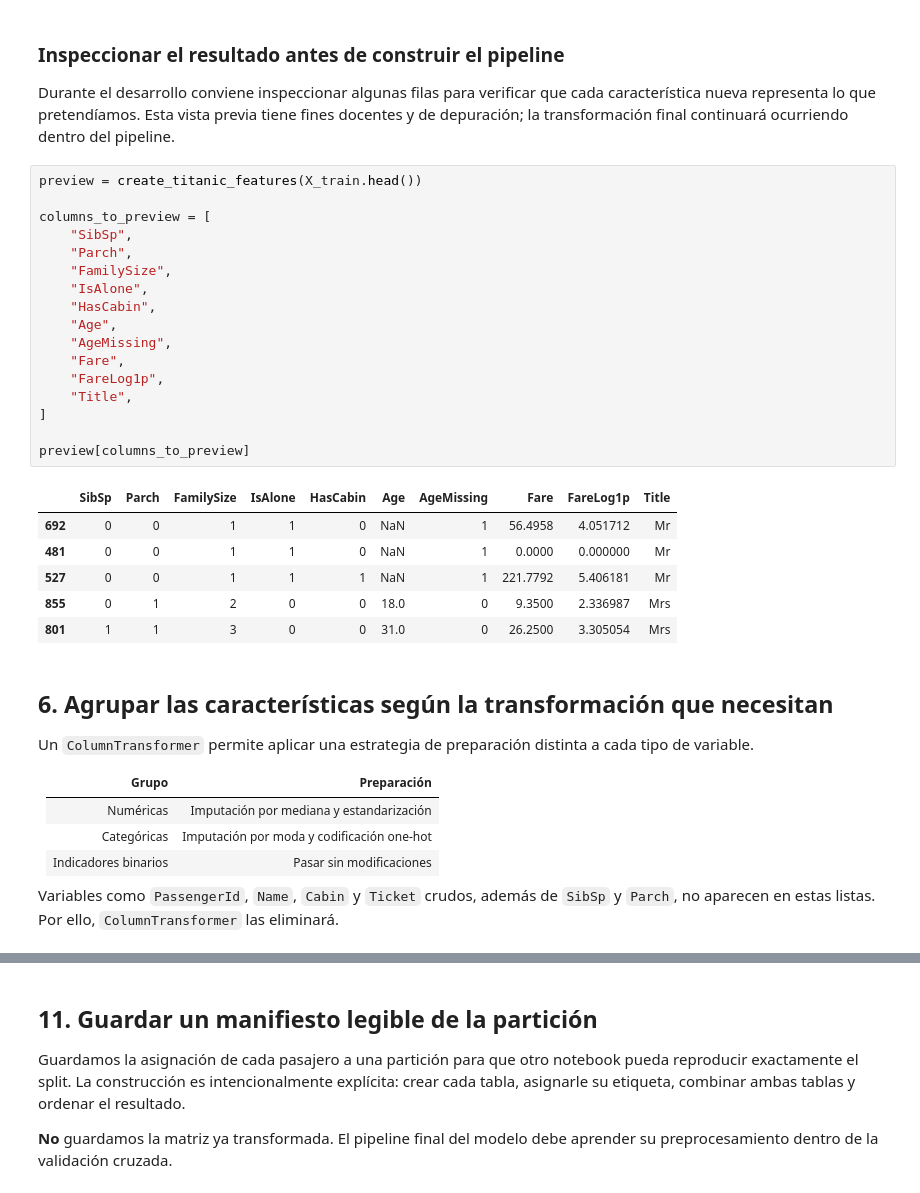
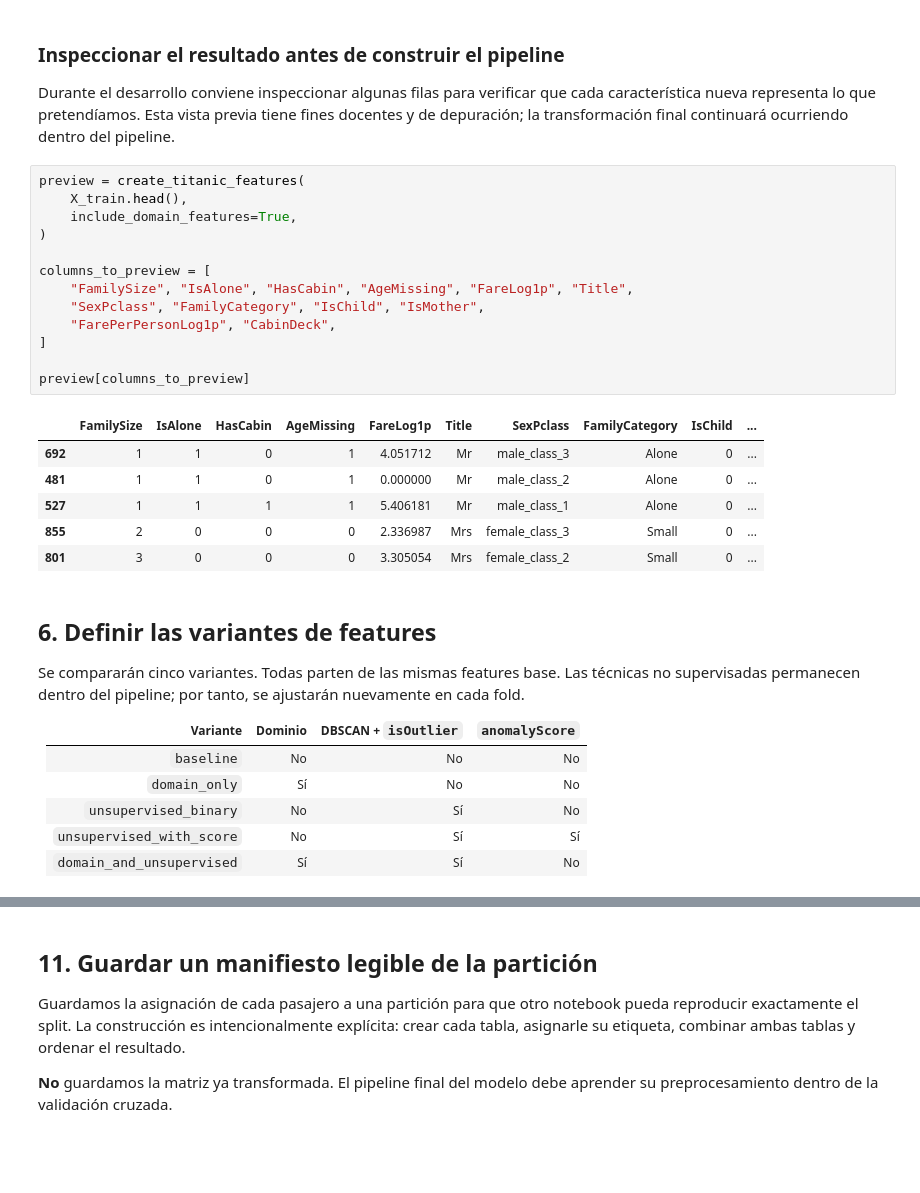
Before and after one commit to errodd/titanic_ml_solution, a Jupyter notebook: notebooks/02_data_preparation_es.ipynb, the cells around one changed output, grey strips where cells are left out. Drawn from its saved outputs; the diff is of its cells as text; blank space fills up the shorter version.

```diff
--- a/notebooks/02_data_preparation_es.ipynb
+++ b/notebooks/02_data_preparation_es.ipynb
@@ -223,39 +368,35 @@ def create_titanic_features(data: pd.DataFrame) -> pd.DataFrame:
 
 Durante el desarrollo conviene inspeccionar algunas filas para verificar que cada característica nueva representa lo que pretendíamos. Esta vista previa tiene fines docentes y de depuración; la transformación final continuará ocurriendo dentro del pipeline.
 # %%
-preview = create_titanic_features(X_train.head())
+preview = create_titanic_features(
+    X_train.head(),
+    include_domain_features=True,
+)
 
 columns_to_preview = [
-    "SibSp",
-    "Parch",
-    "FamilySize",
-    "IsAlone",
-    "HasCabin",
-    "Age",
-    "AgeMissing",
-    "Fare",
-    "FareLog1p",
-    "Title",
+    "FamilySize", "IsAlone", "HasCabin", "AgeMissing", "FareLog1p", "Title",
+    "SexPclass", "FamilyCategory", "IsChild", "IsMother",
+    "FarePerPersonLog1p", "CabinDeck",
 ]
 
 preview[columns_to_preview]
 # %% [output]
-|  | SibSp | Parch | FamilySize | IsAlone | HasCabin | Age | AgeMissing | Fare | FareLog1p | Title |
-| 692 | 0 | 0 | 1 | 1 | 0 | NaN | 1 | 56.4958 | 4.051712 | Mr |
-| 481 | 0 | 0 | 1 | 1 | 0 | NaN | 1 | 0.0000 | 0.000000 | Mr |
-| 527 | 0 | 0 | 1 | 1 | 1 | NaN | 1 | 221.7792 | 5.406181 | Mr |
-| 855 | 0 | 1 | 2 | 0 | 0 | 18.0 | 0 | 9.3500 | 2.336987 | Mrs |
-| 801 | 1 | 1 | 3 | 0 | 0 | 31.0 | 0 | 26.2500 | 3.305054 | Mrs |
+|  | FamilySize | IsAlone | HasCabin | AgeMissing | FareLog1p | Title | SexPclass | FamilyCategory | IsChild | ... |
+| 692 | 1 | 1 | 0 | 1 | 4.051712 | Mr | male_class_3 | Alone | 0 | ... |
+| 481 | 1 | 1 | 0 | 1 | 0.000000 | Mr | male_class_2 | Alone | 0 | ... |
+| 527 | 1 | 1 | 1 | 1 | 5.406181 | Mr | male_class_1 | Alone | 0 | ... |
+| 855 | 2 | 0 | 0 | 0 | 2.336987 | Mrs | female_class_3 | Small | 0 | ... |
+| 801 | 3 | 0 | 0 | 0 | 3.305054 | Mrs | female_class_2 | Small | 0 | ... |
 # %% [markdown]
-## 6. Agrupar las características según la transformación que necesitan
+## 6. Definir las variantes de features
 
-Un `ColumnTransformer` permite aplicar una estrategia de preparación distinta a cada tipo de variable.
+Se compararán cinco variantes. Todas parten de las mismas features base. Las técnicas no supervisadas permanecen dentro del pipeline; por tanto, se ajustarán nuevamente en cada fold.
 
-| Grupo | Preparación |
-|---|---|
-| Numéricas | Imputación por mediana y estandarización |
-| Categóricas | Imputación por moda y codificación one-hot |
-| Indicadores binarios | Pasar sin modificaciones |
-
-Variables como `PassengerId`, `Name`, `Cabin` y `Ticket` crudos, además de `SibSp` y `Parch`, no aparecen en estas listas. Por ello, `ColumnTransformer` las eliminará.
+| Variante | Dominio | DBSCAN + `isOutlier` | `anomalyScore` |
+|---|---:|---:|---:|
+| `baseline` | No | No | No |
+| `domain_only` | Sí | No | No |
+| `unsupervised_binary` | No | Sí | No |
+| `unsupervised_with_score` | No | Sí | Sí |
+| `domain_and_unsupervised` | Sí | Sí | No |
 # %%
```
Also changed, not shown: parts of 17 cells of this notebook, 1 other file.
